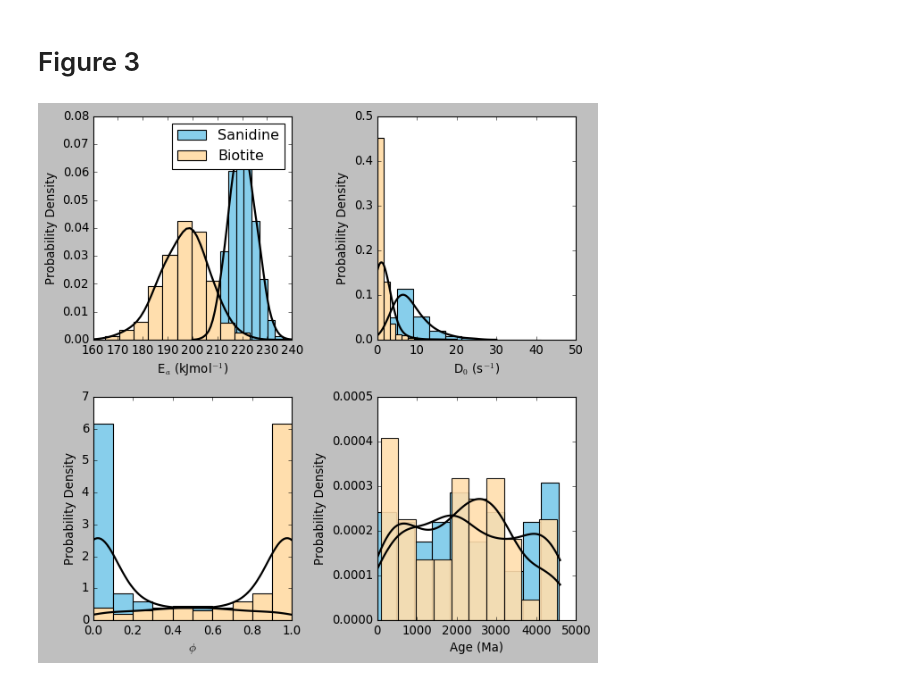
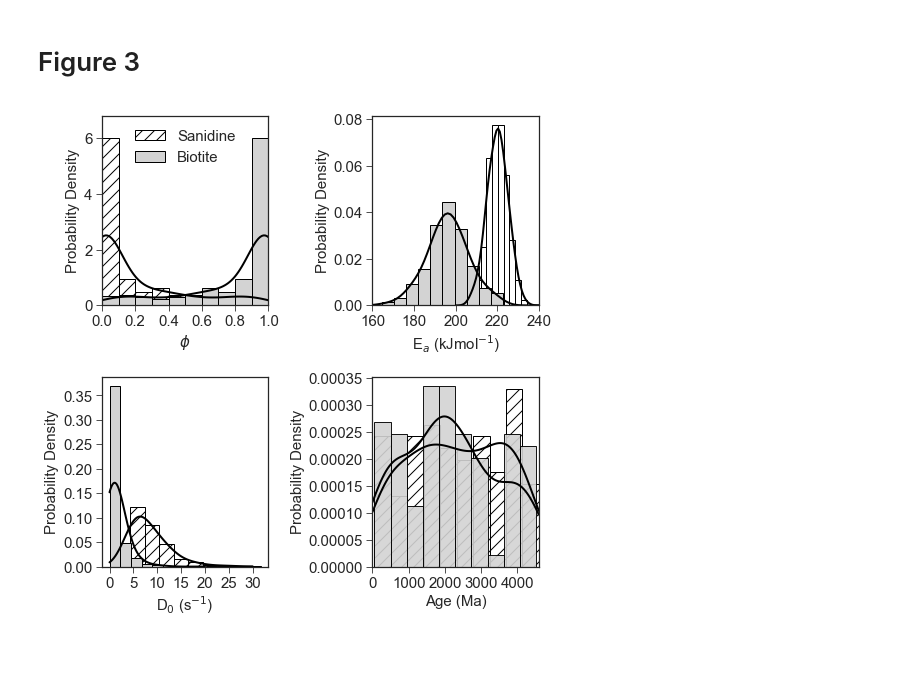
Before and after one commit to jackcarter9/Bayesian-multi-component-40Ar-39Ar-dating, a Jupyter notebook: Code/Plots in paper and Supplement/Plots for Paper.ipynb, the cells around one changed output. Cells and saved outputs as stored; diff of their text form; code cells hidden in the pictures; blank space fills up the shorter version.

```diff
--- a/Code/Plots in paper and Supplement/Plots for Paper.ipynb
+++ b/Code/Plots in paper and Supplement/Plots for Paper.ipynb
@@ -139,16 +142,19 @@ z = np.random.normal(220, 5, 500)
 import matplotlib.pyplot as plt
 font = {'family' : 'Arial',
         'weight' : 'normal',
-        'size'   : 9}
+        'size'   : 15}
 
-fig, ax = plt.subplots(2,2, figsize = (6,6))
+plt.rc("font", **font)
+
+fig, ax = plt.subplots(2,2, figsize = (3.54331*2,3.54331*2))
 # Top Left - TCR + ACs
 
 ax[0,0].fill_between(f4, age_low4, age_high4,
-                    alpha = 1, color = 'None',
+                    alpha = 1, facecolor = 'None',
                      edgecolor = 'k',
                 label = '95% Credible Interval',
                     step = 'pre')
+
 ax[0,0].plot(f4, age_m4, lw = 1, color = 'k',
         label = 'Mean Posterior \n Predicitive Model',
             drawstyle = 'steps')
@@ -168,7 +174,7 @@ ax[0,0].set_ylabel('Age (Ma)')
 # Top Right HB-D1 + ACS
 
 ax[0,1].fill_between(f1, age_low1, age_high1,
-                    alpha = 1, color = 'w',
+                    alpha = 1, facecolor = 'w',
                      edgecolor = 'k',
                 label = '95% Credible Interval',
                     step = 'pre')
@@ -189,7 +195,7 @@ ax[0,1].fill_between(f_data1, age_data1 - age_err1,
 
 # Bottom Left HBD1 + TCR
 ax[1,0].fill_between(f2, age_low2, age_high2,
-                    alpha = 1, color = 'None',
+                    alpha = 1, facecolor = 'None',
                      edgecolor = 'k',
                 label = '95% Credible Interval',
                     step = 'pre')
@@ -214,7 +220,7 @@ ax[1,0].set_ylabel('Age (Ma)')
 # Bottom Right
 
 ax[1,1].fill_between(f3, age_low3, age_high3,
-                    alpha = 1, color = 'None',
+                    alpha = 1, facecolor = 'None',
                      edgecolor = 'k',
                 label = '95% Credible Interval',
                     step = 'pre')
@@ -259,4 +265,5 @@ ax[1,1].axhline(24.6, ls = ':', lw = 2, color= 'k', label = 'HD-B1')
 
 
 plt.tight_layout()
+plt.savefig('vm_age_spec_fig1.pdf')
 # %% [output]
@@ -412,78 +420,89 @@ y_phi2 = kde_scipy(phi_bio[:,1], gridx, bandwidth = 0.1)
 # %% [markdown]
 # Figure 3
 # %%
-fig, ax = plt.subplots(2,2, figsize = (8, 8))
-ax[0,0].plot(grid,y, lw = 2, color = 'k')
-ax[0,0].hist(z, normed = True, bins = 10,
+fig, ax = plt.subplots(2,2, figsize = (7.48031, 7.48031))
+ax[0,1].plot(grid,y, lw = 2, color = 'k')
+ax[0,1].hist(z, normed = True, bins = 10,
         edgecolor = 'k',
-        facecolor = 'skyblue',
+        facecolor = 'w',
             label = 'Sanidine')
 
-ax[0,0].plot(grid_b,y_b, lw = 2, color = 'k')
-ax[0,0].hist(ea_bio, normed = True, bins = 10,
+ax[0,1].plot(grid_b,y_b, lw = 2, color = 'k')
+ax[0,1].hist(ea_bio, normed = True, bins = 10,
         edgecolor = 'k',
-        facecolor = 'navajowhite',
+        facecolor = 'lightgrey',
             label = 'Biotite')
 
-ax[0,0].set_xlabel('E$_a$ (kJmol$^{-1}$)')
-ax[0,0].set_ylabel('Probability Density')
+ax[0,1].set_xlabel('E$_a$ (kJmol$^{-1}$)')
+ax[0,1].set_ylabel('Probability Density')
 # To specify the number of ticks on both or any single axes
-ax[0,0].locator_params(axis='y', nbins=8)
-ax[0,0].locator_params(axis='x', nbins=8)
-ax[0,0].set_xlim(160, 240)
+ax[0,1].locator_params(axis='y', nbins=8)
+ax[0,1].locator_params(axis='x', nbins=6)
+ax[0,1].set_xlim(160, 240)
 
 
 
 
-ax[0,1].plot(grid2,yy, lw = 2, color = 'k')
-ax[0,1].hist(zz, normed = True, bins = 10,
+ax[1,0].plot(grid2,yy, lw = 2, color = 'k')
+ax[1,0].hist(zz, normed = True, bins = 10,
         edgecolor = 'k',
-        facecolor = 'skyblue')
+        hatch = '//',
+        facecolor= 'w')
 
-ax[0,1].plot(grid2_b,y_c, lw = 2, color = 'k')
-ax[0,1].hist(d0_bio, normed = True, bins = 10,
+ax[1,0].plot(grid2_b,y_c, lw = 2, color = 'k')
+ax[1,0].hist(d0_bio, normed = True, bins = 10,
         edgecolor = 'k',
-        facecolor = 'navajowhite')
+        facecolor = 'lightgrey')
 
-ax[0,1].set_xlabel('D$_0$ (s$^{-1}$)')
-ax[0,1].set_ylabel('Probability Density')
+ax[1,0].set_xlabel('D$_0$ (s$^{-1}$)')
+ax[1,0].set_ylabel('Probability Density')
 # To specify the number of ticks on both or any single axes
-ax[0,1].locator_params(axis='y', nbins=8)
-ax[0,1].locator_params(axis='x', nbins=8)
+ax[1,0].locator_params(axis='y', nbins=8)
+ax[1,0].locator_params(axis='x', nbins=8)
 
 
-ax[1,0].plot(gridx,y_phi1, lw = 2, color = 'k')
-ax[1,0].plot(gridx,y_phi2, lw = 2, color = 'k')
-ax[1,0].hist(phi_bio[:,0], normed = True, bins = 10,
+ax[0,0].plot(gridx,y_phi1, lw = 2, color = 'k')
+ax[0,0].plot(gridx,y_phi2, lw = 2, color = 'k')
+ax[0,0].hist(phi_bio[:,0], normed = True, bins = 10,
         edgecolor = 'k',
-        facecolor = 'skyblue')
-ax[1,0].hist(phi_bio[:,1], normed = True, bins = 10,
+        facecolor = 'w',
+        hatch = '//',
+        label = 'Sanidine')
+ax[0,0].hist(phi_bio[:,1], normed = True, bins = 10,
         edgecolor = 'k',
-        facecolor = 'navajowhite')
+        facecolor = 'lightgrey',
+            label = 'Biotite')
+ax[0,0].locator_params(axis='x', nbins=8)
 
-ax[1,0].set_xlabel('$\phi$')
-ax[1,0].set_ylabel('Probability Density')
+
+ax[0,0].set_xlabel('$\phi$')
+ax[0,0].set_ylabel('Probability Density')
 
 ax[1,1].plot(grid3, age_z, lw = 2, color = 'k')
 ax[1,1].plot(grid3, age2_z, lw = 2, color = 'k')
 
 
 ax[1,1].hist(age2, normed = True, bins = 10,
         edgecolor = 'k',
-        facecolor = 'skyblue')
+        facecolor = 'w',
+        hatch = '//')
 
 ax[1,1].hist(age, normed = True, bins = 10,
         edgecolor = 'k',
-        facecolor = 'navajowhite', alpha = 0.9)
+        facecolor = 'lightgrey', alpha = 0.9)
 ax[1,1].set_xlabel('Age (Ma)')
 ax[1,1].set_ylabel('Probability Density')
 # To specify the number of ticks on both or any single axes
 ax[1,1].locator_params(axis='y', nbins=8)
 ax[1,1].locator_params(axis='x', nbins=8)
 
 ax[0,0].legend()
+ax[0,0].set_ylim(0,6.8)
+ax[0,0].set_xlim(0,1)
+ax[1,1].set_xlim(0, 4600)
 
 plt.tight_layout()
+plt.savefig('jc_fig3_priors.pdf')
 # %% [output]
-[figure, old version]
+[figure, new version]
 # %% [markdown]
```
Also changed, not shown: parts of 30 cells of this notebook.
